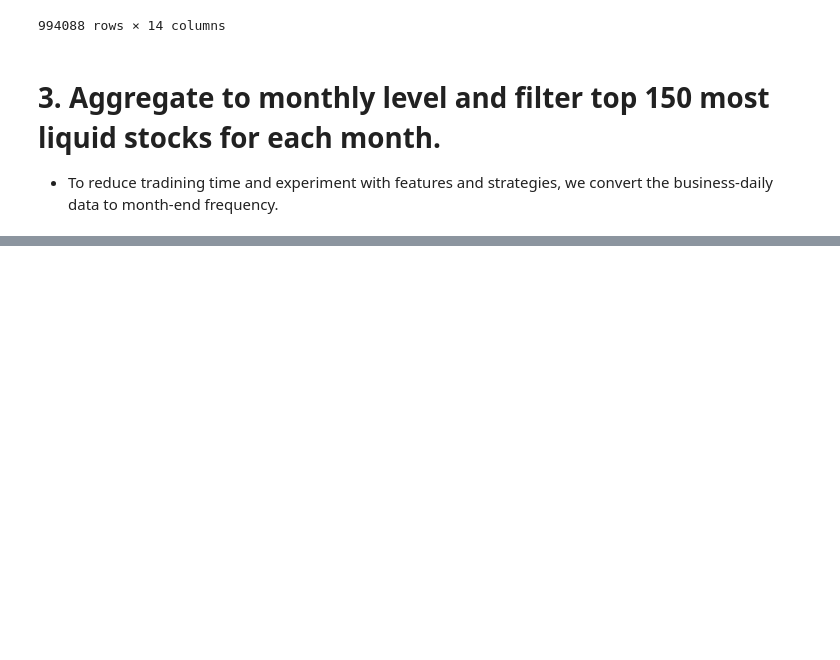
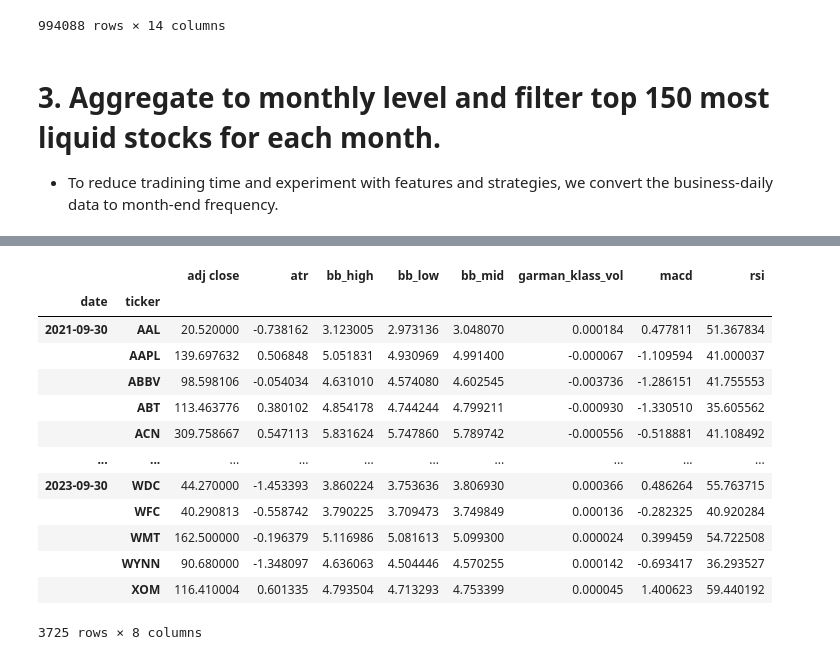
Before and after one commit to SeoDongOk/Algorithmic_Trading_YL, a Jupyter notebook: Unsupervised Learing Trading Strategy/Algothmic_Trading_ML_Learning_Quant_Strategies.ipynb, the cells around one changed output, grey strips where cells are left out. Saved outputs shown, nothing was run; the diff lists cells and outputs as text; code cells hidden in the pictures; blank space fills up the shorter version.

```diff
--- a/Unsupervised Learing Trading Strategy/Algothmic_Trading_ML_Learning_Quant_Strategies.ipynb
+++ b/Unsupervised Learing Trading Strategy/Algothmic_Trading_ML_Learning_Quant_Strategies.ipynb
@@ -253,3 +276,23 @@ df.unstack()[last_cols].resample('M').last().stack('ticker')],axis=1)
 # %%
-# data['dollar_volume'] = (data['dollar_volume'].unstack('ticker').rolling(5*12).mean().stack())
+data['dollar_volume'] = (data.loc[:, 'dollar_volume'].unstack('ticker').rolling(5*12, min_periods=12).mean().stack())
+
+data['dollar_vol_rank'] = (data.groupby('date')['dollar_volume'].rank(ascending=False))
+
+data = data[data['dollar_vol_rank']<150].drop(['dollar_volume', 'dollar_vol_rank'], axis=1)
+
 data
+# %% [output]
+|  |  | adj close | atr | bb_high | bb_low | bb_mid | garman_klass_vol | macd | rsi |
+| date | ticker |  |  |  |  |  |  |  |  |
+| 2021-09-30 | AAL | 20.520000 | -0.738162 | 3.123005 | 2.973136 | 3.048070 | 0.000184 | 0.477811 | 51.367834 |
+|  | AAPL | 139.697632 | 0.506848 | 5.051831 | 4.930969 | 4.991400 | -0.000067 | -1.109594 | 41.000037 |
+|  | ABBV | 98.598106 | -0.054034 | 4.631010 | 4.574080 | 4.602545 | -0.003736 | -1.286151 | 41.755553 |
+|  | ABT | 113.463776 | 0.380102 | 4.854178 | 4.744244 | 4.799211 | -0.000930 | -1.330510 | 35.605562 |
+|  | ACN | 309.758667 | 0.547113 | 5.831624 | 5.747860 | 5.789742 | -0.000556 | -0.518881 | 41.108492 |
+| ... | ... | ... | ... | ... | ... | ... | ... | ... | ... |
+| 2023-09-30 | WDC | 44.270000 | -1.453393 | 3.860224 | 3.753636 | 3.806930 | 0.000366 | 0.486264 | 55.763715 |
+|  | WFC | 40.290813 | -0.558742 | 3.790225 | 3.709473 | 3.749849 | 0.000136 | -0.282325 | 40.920284 |
+|  | WMT | 162.500000 | -0.196379 | 5.116986 | 5.081613 | 5.099300 | 0.000024 | 0.399459 | 54.722508 |
+|  | WYNN | 90.680000 | -1.348097 | 4.636063 | 4.504446 | 4.570255 | 0.000142 | -0.693417 | 36.293527 |
+|  | XOM | 116.410004 | 0.601335 | 4.793504 | 4.713293 | 4.753399 | 0.000045 | 1.400623 | 59.440192 |
+3725 rows × 8 columns
```
Also changed, not shown: parts of 8 cells of this notebook, 2 other files.
